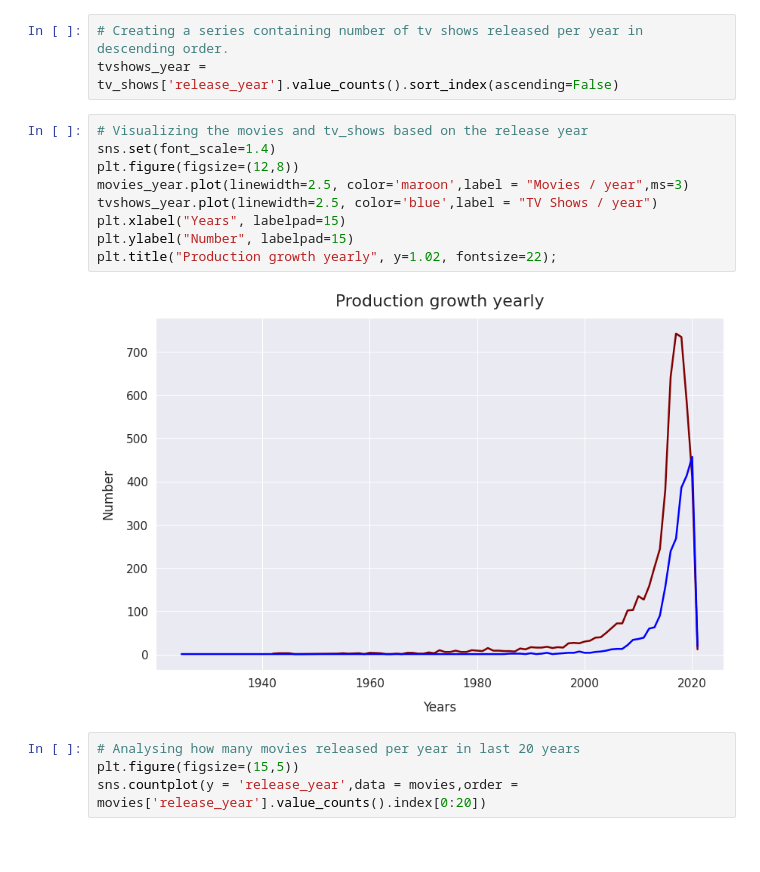
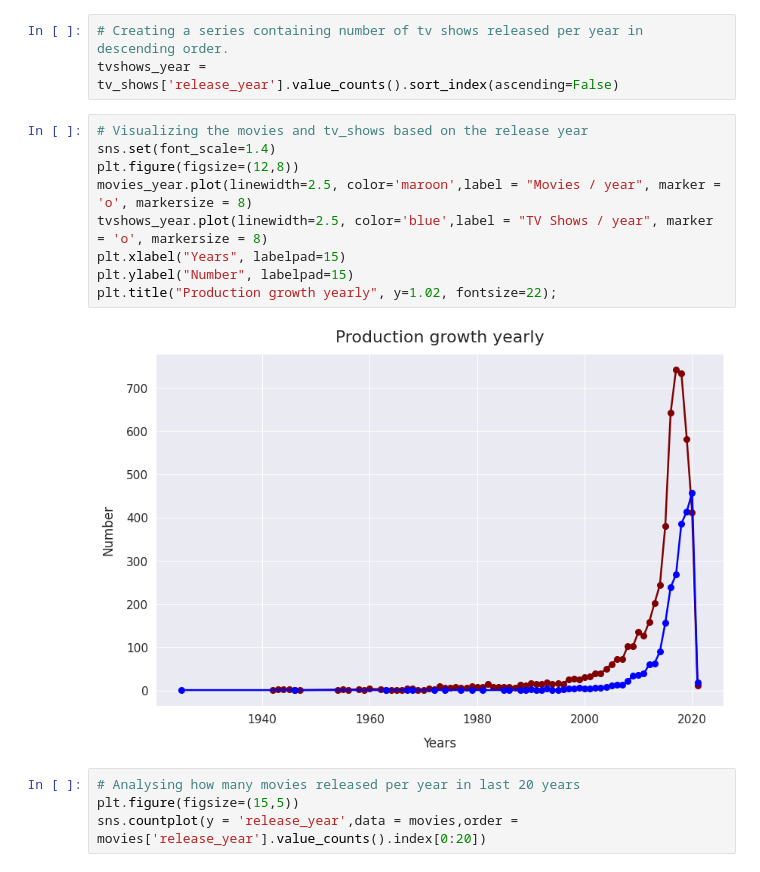
Before and after one commit to KK-Niraj/NETFLIX-MOVIES-AND-TV-SHOWS-CLUSTERING, a Jupyter notebook: NETFLIX_MOVIES_AND_TV_SHOWS_CLUSTERING.ipynb, the cells around one changed output. Drawn from its saved outputs; the diff is of its cells as text.

```diff
--- a/NETFLIX_MOVIES_AND_TV_SHOWS_CLUSTERING.ipynb
+++ b/NETFLIX_MOVIES_AND_TV_SHOWS_CLUSTERING.ipynb
@@ -315,14 +315,14 @@ tvshows_year = tv_shows['release_year'].value_counts().sort_index(ascending=Fals
 # %%
 # Visualizing the movies and tv_shows based on the release year
 sns.set(font_scale=1.4)
 plt.figure(figsize=(12,8))
-movies_year.plot(linewidth=2.5, color='maroon',label = "Movies / year",ms=3)
-tvshows_year.plot(linewidth=2.5, color='blue',label = "TV Shows / year")
+movies_year.plot(linewidth=2.5, color='maroon',label = "Movies / year", marker = 'o', markersize = 8)
+tvshows_year.plot(linewidth=2.5, color='blue',label = "TV Shows / year", marker = 'o', markersize = 8)
 plt.xlabel("Years", labelpad=15)
 plt.ylabel("Number", labelpad=15)
 plt.title("Production growth yearly", y=1.02, fontsize=22);
 # %% [output]
-[figure, old version]
+[figure, new version]
 # %%
 # Analysing how many movies released per year in last 20 years
 plt.figure(figsize=(15,5))
```
Also changed, not shown: parts of 6 cells of this notebook.
